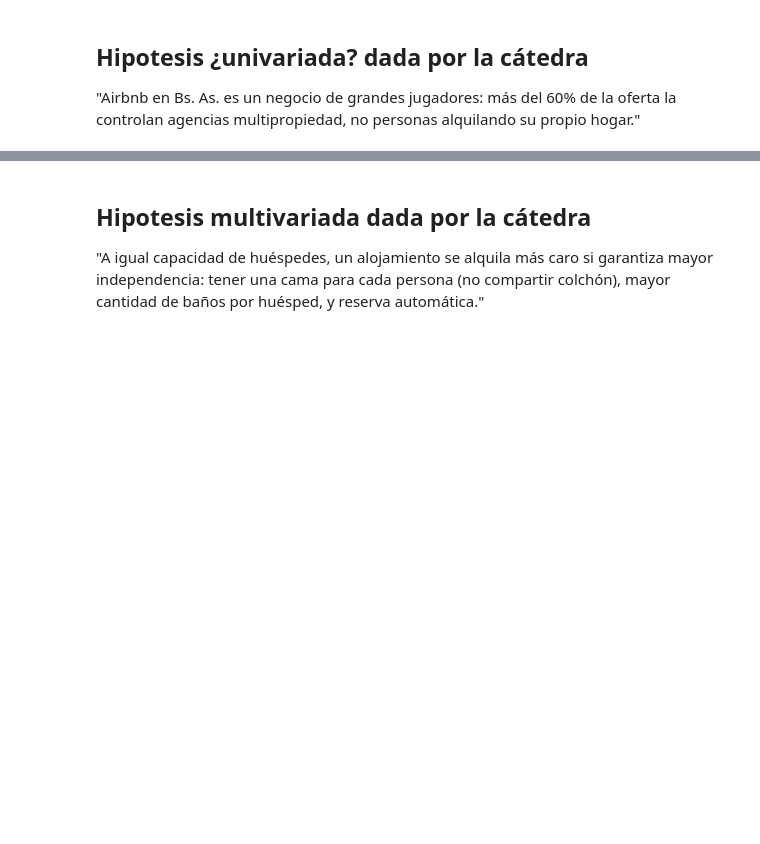
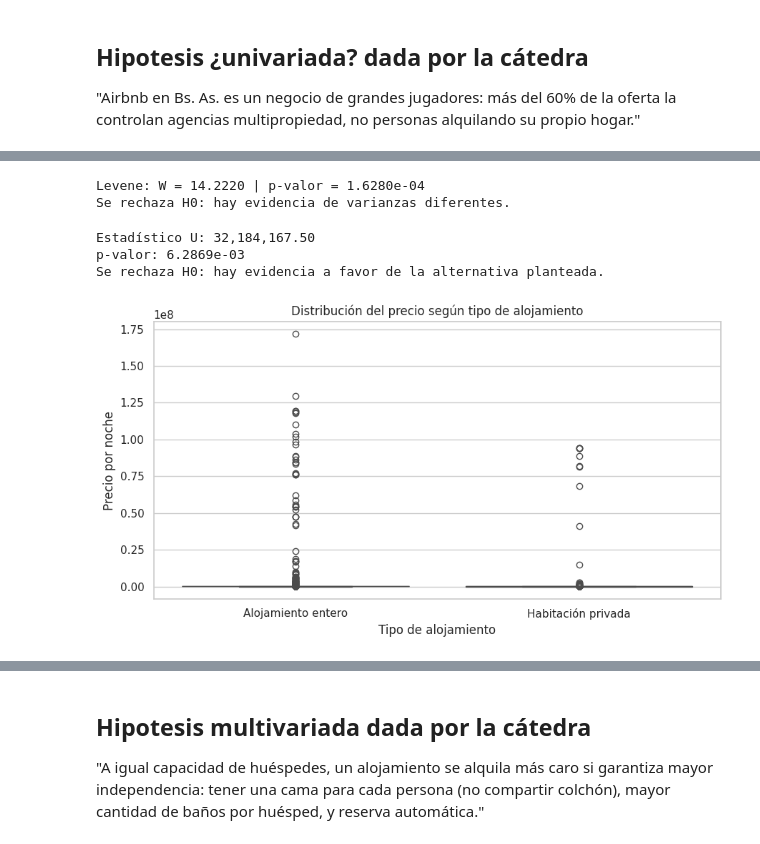
Before and after one commit to ClariflaroCode/TP_fundamentos_grupo30_airbnb, a Jupyter notebook: Entrega.ipynb, the cells around one changed output, grey strips where cells are left out. Drawn from its saved outputs; the diff is of its cells as text; code cells hidden in the pictures; blank space fills up the shorter version.

```diff
--- a/Entrega.ipynb
+++ b/Entrega.ipynb
@@ -122,19 +118,20 @@ Name: count, dtype: int64
 # %%
-# Borramos la columna
-# Eliminar los registros con precio nulo
-df_listing = df_listing.dropna(subset=["price"]).reset_index(drop=True)
+# Hacemos imputación de price
+# Mediana por barrio y tipo de alojamiento.
+mediana_grupo = df_listing.groupby(["neighbourhood_cleansed", "room_type"])["price"].transform("median")
+df_listing["price"] = df_listing["price"].fillna(mediana_grupo)
+
+# Para los faltantes restantes, mediana por tipo de alojamiento.
+mediana_tipo = df_listing.groupby("room_type")["price"].transform("median")
+df_listing["price"] = df_listing["price"].fillna(mediana_tipo)
 
 
-# O hacemos imputación
-# Imputar con la mediana calculada por barrio y tipo de propiedad
-df_listing["price"] = df_listing.groupby(["neighbourhood_cleansed", "room_type"])["price"].transform(
-    lambda group: group.fillna(group.median())
+# Cortamos los precios a partir de 100.000.000 si es una habitación.
+condicion = (
+    df_listing["room_type"].isin(["Private room", "Shared room"])
+    & (df_listing["price"] >= 100_000_000)
 )
-
-# Rellenar remanentes (si algún barrio pequeño no tenía mediana) con la mediana global por room_type
-df_listing["price"] = df_listing.groupby("room_type")["price"].transform(
-    lambda group: group.fillna(group.median())
-)
+df_listing = df_listing.drop(index=df_listing[condicion].index)
 # %% [markdown]
 ## Hipotesis univariada de nuestro grupo
 # %% [markdown]
@@ -385,0 +265,53 @@ Ratio de Medianas:       0.51x
+# %%
+estadistico, p = stats.levene(entero, privada, center="median")
+
+print(f"Levene: W = {estadistico:.4f} | p-valor = {p:.4e}")
+
+if p < 0.05:
+    print("Se rechaza H0: hay evidencia de varianzas diferentes.")
+else:
+    print("No se rechaza H0: no hay evidencia suficiente de varianzas diferentes.")
+# %% [output]
+Levene: W = 14.2220 | p-valor = 1.6280e-04
+Se rechaza H0: hay evidencia de varianzas diferentes.
+# %%
+u, p = stats.mannwhitneyu(
+    entero,
+    2 * privada,
+    alternative="greater",
+    method="asymptotic"
+)
+
+print(f"Estadístico U: {u:,.2f}")
+print(f"p-valor: {p:.4e}")
+
+if p < 0.05:
+    print("Se rechaza H0: hay evidencia a favor de la alternativa planteada.")
+else:
+    print("No se rechaza H0: no hay evidencia suficiente a favor de la alternativa.")
+# %% [output]
+Estadístico U: 32,184,167.50
+p-valor: 6.2869e-03
+Se rechaza H0: hay evidencia a favor de la alternativa planteada.
+# %%
+datos_boxplot = df_listing[
+    df_listing["room_type"].isin(["Entire home/apt", "Private room"])
+]
+
+plt.figure(figsize=(9, 5))
+
+sns.boxplot(
+    data=datos_boxplot,
+    x="room_type",
+    y="price",
+    order=["Entire home/apt", "Private room"]
+)
+
+plt.xticks([0, 1], ["Alojamiento entero", "Habitación privada"])
+plt.xlabel("Tipo de alojamiento")
+plt.ylabel("Precio por noche")
+plt.title("Distribución del precio según tipo de alojamiento")
+plt.tight_layout()
+plt.show()
+# %% [output]
+[figure, added]
```
Also changed, not shown: parts of 34 cells of this notebook.
